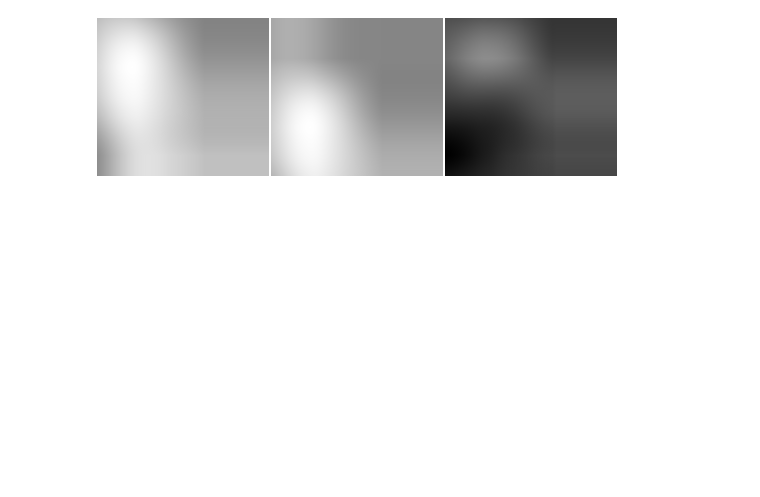
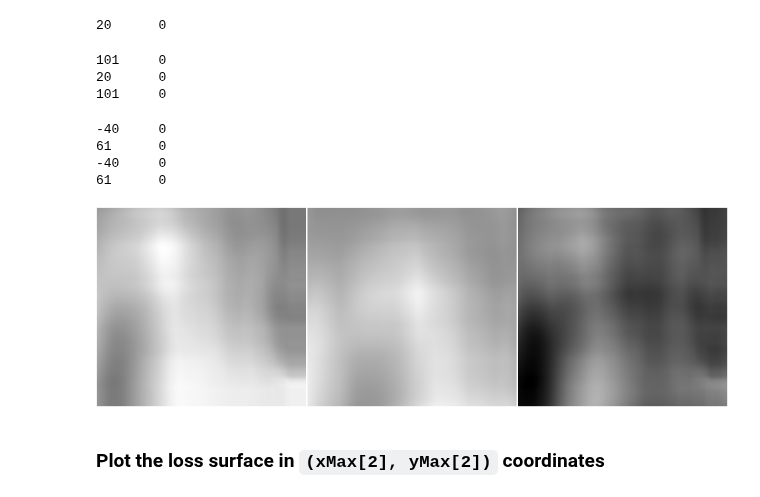
Before and after one commit to shrubb/integral-layer, a Jupyter notebook: Test-simple-Haar.ipynb, the cells around one changed output. Saved outputs shown, nothing was run; the diff lists cells and outputs as text; code cells hidden in the pictures; blank space fills up the shorter version.

```diff
--- a/Test-simple-Haar.ipynb
+++ b/Test-simple-Haar.ipynb
@@ -2,7 +2,7 @@
 torch.setdefaulttensortype('torch.FloatTensor')
 # %%
 require 'image'
-filter = image.gaussian(100)
+filter = image.gaussian(3)
 filter:div(filter:sum())
 input = image.convolve(image.fabio(), filter)
 itorch.image(input)
@@ -11,27 +11,35 @@ itorch.image(input)
 # %%
 Integral = nil
 IntegralSmartNorm = nil
 debug.getregistry()['Integral'] = nil
 debug.getregistry()['IntegralSmartNorm'] = nil
 package.loaded['Integral'] = nil
 package.loaded['IntegralSmartNorm'] = nil
 
 require 'nn'
 require 'IntegralSmartNorm'
 
 refInt = IntegralSmartNorm(2, input:size(1), input:size(2)):type(input:type())
 
 refRects = {{20, 20, 100, 100}, {-40, -40, 60, 60}}
 
 for k = 1,2 do
-    refInt.xMin[k], refInt.xMax[k], refInt.yMin[k], refInt.yMax[k] = table.unpack(refRects[k])
+    refInt.xMin[k], refInt.yMin[k], refInt.xMax[k], refInt.yMax[k] = table.unpack(refRects[k])
 end
 
 targetSeparate = refInt:forward(input)
 target = targetSeparate[1] - targetSeparate[2]
 itorch.image{targetSeparate[1], targetSeparate[2], target}
 # %% [output]
+20      0
+101     0
+20      0
+101     0
+-40     0
+61      0
+-40     0
+61      0
-[figure, old version]
+[figure, new version]
 # %%
 require 'WindowDebugger'
 
@@ -91,3 +145,5 @@ for k = 1,150 do
 end
 # %%
 wDeb:exportVideo(outputDir .. 'int.avi', refRects)
+# %% [markdown]
+### Plot the loss surface in `(xMax[2], yMax[2])` coordinates
```
Also changed, not shown: parts of 6 cells of this notebook, 3 other files.
